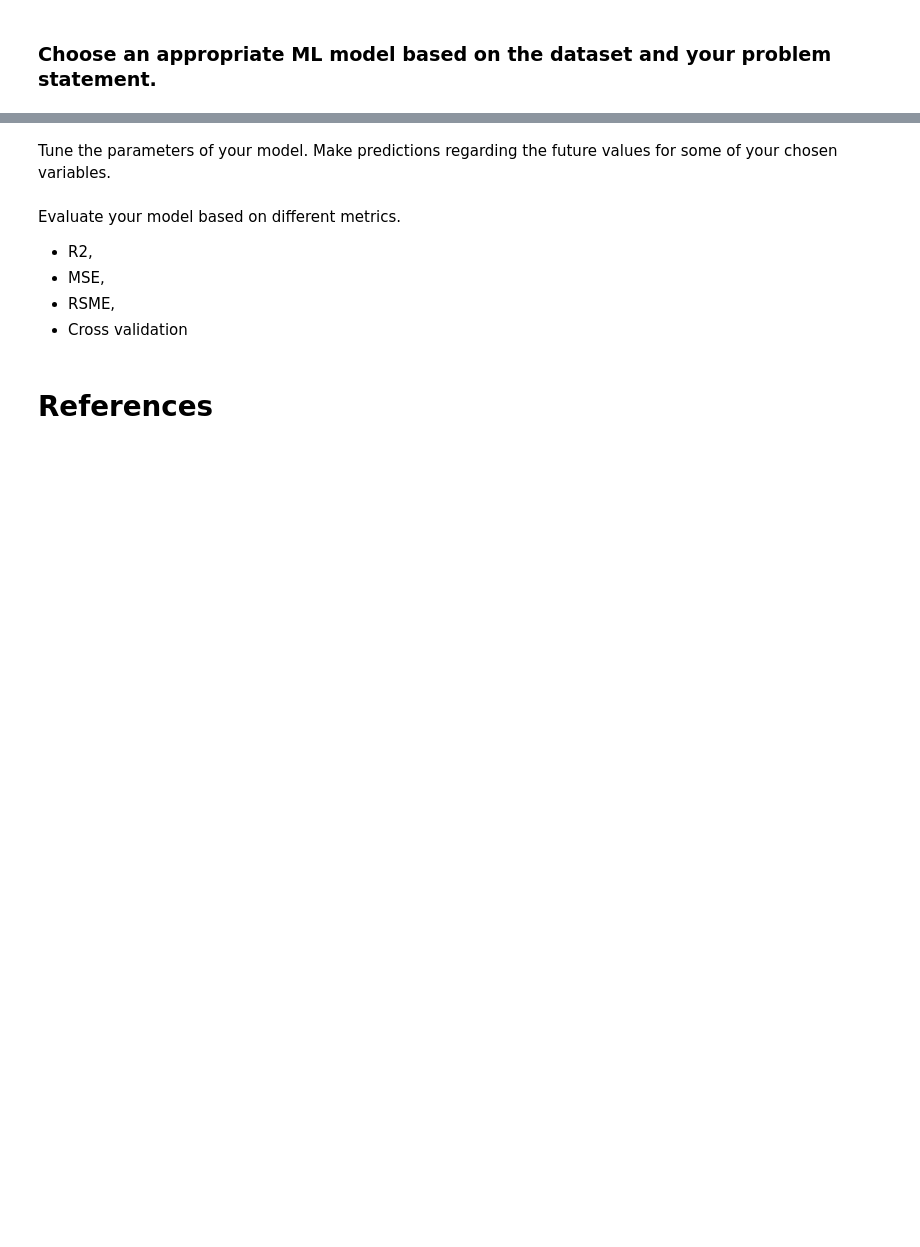
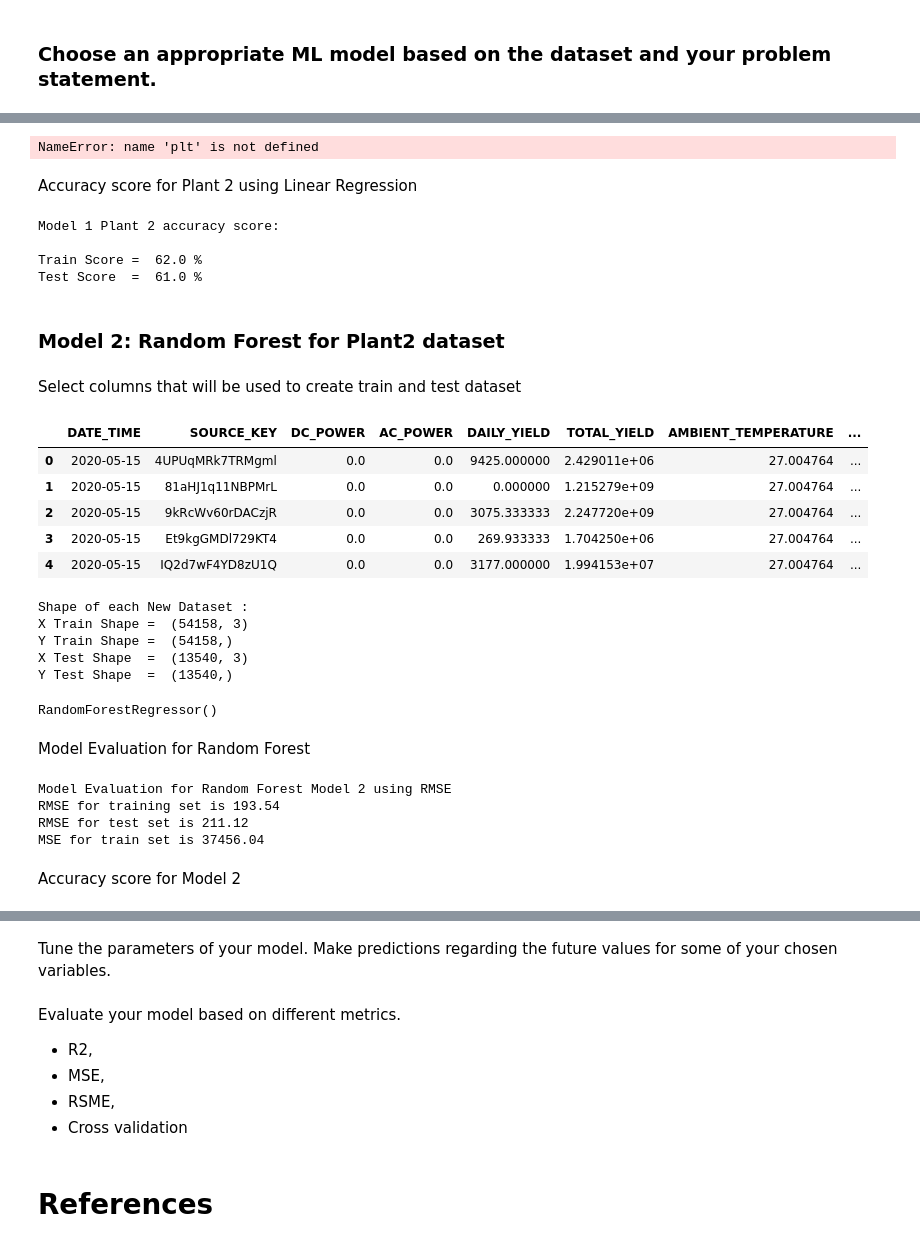
Before and after one commit to YohannesDK/DAT540_Group_11, a Jupyter notebook: DAT540_Group_11.ipynb, the cells around one changed output, grey strips where cells are left out. Saved outputs shown, nothing was run; the diff lists cells and outputs as text; code cells hidden in the pictures; blank space fills up the shorter version.

```diff
--- a/DAT540_Group_11.ipynb
+++ b/DAT540_Group_11.ipynb
@@ -399,0 +536,62 @@ McdE0feGgRqW7Ca   63.840931
+# %%
+plt.scatter(y12_test, Y12_pred_test,color="b", label="Predicted Output")
+#plt.scatter(Y_test, DC_POWER, label="Measured Output")
+#plt.plot(X, Y, "b.")
+plt.legend()
+plt.title('Actual Solar Output Values vs Predicted Values for Plant 1')
+plt.xlabel('Predicted Output')
+plt.ylabel('Actual Output')
+# %% [output]
+NameError: name 'plt' is not defined
+# %% [markdown]
+Accuracy score for Plant 2 using Linear Regression
+# %%
+train_score_12 = lm.score(X12_train, y12_train)
+test_score_12 = lm.score(X12_test, y12_test)
+
+print("Model 1 Plant 2 accuracy score: ")
+print("")
+print("Train Score = ",round(train_score_12*100,0),"%")
+print("Test Score  = ",round(test_score_12*100,0), "%")
+# %% [output]
+Model 1 Plant 2 accuracy score:
+
+Train Score =  62.0 %
+Test Score  =  61.0 %
+# %% [markdown]
+### Model 2: Random Forest for Plant2 dataset
+# %% [markdown]
+Select columns that will be used to create train and test dataset
+# %%
+model_2 = df_plant_weather2
+model_2.head()
+# %% [output]
+|  | DATE_TIME | SOURCE_KEY | DC_POWER | AC_POWER | DAILY_YIELD | TOTAL_YIELD | AMBIENT_TEMPERATURE | ... |
+| 0 | 2020-05-15 | 4UPUqMRk7TRMgml | 0.0 | 0.0 | 9425.000000 | 2.429011e+06 | 27.004764 | ... |
+| 1 | 2020-05-15 | 81aHJ1q11NBPMrL | 0.0 | 0.0 | 0.000000 | 1.215279e+09 | 27.004764 | ... |
+| 2 | 2020-05-15 | 9kRcWv60rDACzjR | 0.0 | 0.0 | 3075.333333 | 2.247720e+09 | 27.004764 | ... |
+| 3 | 2020-05-15 | Et9kgGMDl729KT4 | 0.0 | 0.0 | 269.933333 | 1.704250e+06 | 27.004764 | ... |
+| 4 | 2020-05-15 | IQ2d7wF4YD8zU1Q | 0.0 | 0.0 | 3177.000000 | 1.994153e+07 | 27.004764 | ... |
+# %%
+X2 = model_2[['AMBIENT_TEMPERATURE', 'MODULE_TEMPERATURE', 'IRRADIATION']] # Features
+y2 = model_2['AC_POWER'] # Target
+
+X2_train, X2_test, y2_train, y2_test=train_test_split(X2, y2, test_size=0.20, random_state=1)
+
+print("Shape of each New Dataset : ")
+print("X Train Shape = ",X2_train.shape)
+print("Y Train Shape = ",y2_train.shape)
+print("X Test Shape  = ",X2_test.shape)
+print("Y Test Shape  = ",y2_test.shape)
+# %% [output]
+Shape of each New Dataset :
+X Train Shape =  (54158, 3)
+Y Train Shape =  (54158,)
+X Test Shape  =  (13540, 3)
+Y Test Shape  =  (13540,)
+# %%
+
+RF = RandomForestRegressor()
+RF.fit(X2_train, y2_train)
+# %% [output]
+RandomForestRegressor()
@@ -399,0 +601,18 @@ McdE0feGgRqW7Ca   63.840931
+# %% [markdown]
+Model Evaluation for Random Forest
+# %%
+print("Model Evaluation for Random Forest Model 2 using RMSE")
+
+RMSE_train_2 = np.sqrt( metrics.mean_squared_error(y2_train, y2_pred_train))
+RMSE_test_2 = np.sqrt(metrics.mean_squared_error(y2_test, y2_pred_test))
+MSE_train_2 = ( metrics.mean_squared_error(y2_train, y2_pred_train))
+print('RMSE for training set is {}'.format(round(RMSE_train_2,2)))
+print('RMSE for test set is {}'.format(round(RMSE_test_2,2)))
+print('MSE for train set is {}'.format(round(MSE_train_2,2)))
+# %% [output]
+Model Evaluation for Random Forest Model 2 using RMSE
+RMSE for training set is 193.54
+RMSE for test set is 211.12
+MSE for train set is 37456.04
+# %% [markdown]
+Accuracy score for Model 2
```
Also changed, not shown: parts of 35 cells of this notebook.
